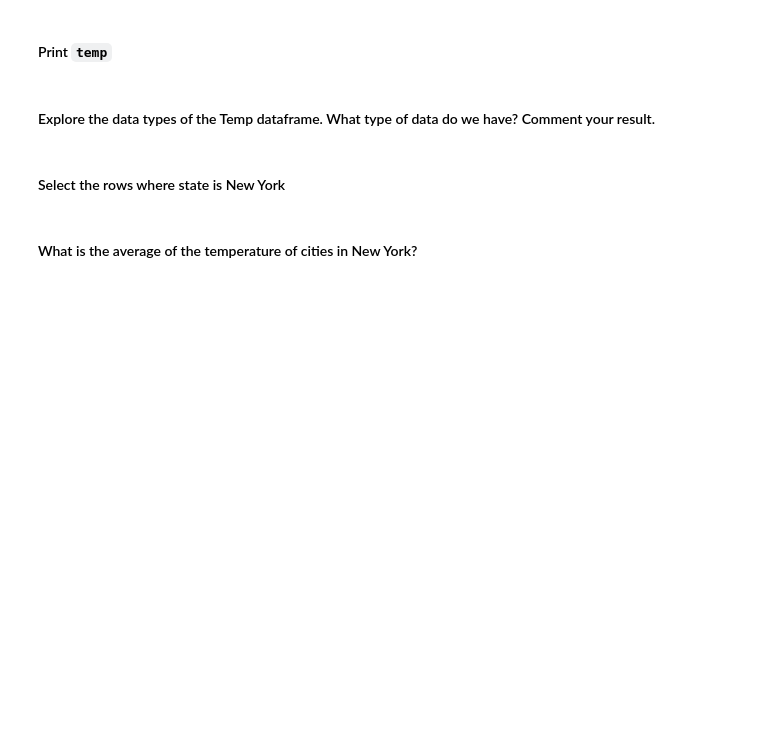
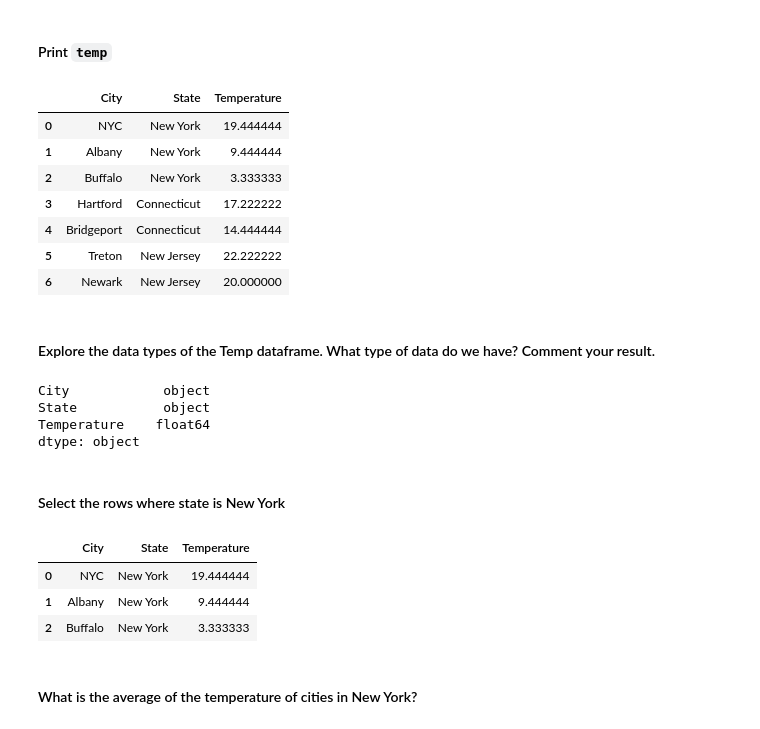
Before and after one commit to ta-data-bcn/lab-subsetting-and-descriptive-stats, a Jupyter notebook: your-code/main.ipynb, the cells around one changed output. Cells and saved outputs as stored; diff of their text form; code cells hidden in the pictures; blank space fills up the shorter version.

```diff
--- a/your-code/main.ipynb
+++ b/your-code/main.ipynb
@@ -19,4 +20,26 @@
+# %%
+# your answer here
+driver = 'mysql+pymysql:'
+user = 'ironhacker_read'
+password = 'ir0nhack3r'
+ip = '35.239.232.23'
+database = 'temp_states'
+connection_string = f'{driver}//{user}:{password}@{ip}/{database}'
+engine = create_engine(connection_string)
+query = 'select * from temp_states'
+temp = pd.read_sql(query, engine)
 # %% [markdown]
 #### Print `temp`
+# %%
+temp
+# %% [output]
+|  | City | State | Temperature |
+| 0 | NYC | New York | 19.444444 |
+| 1 | Albany | New York | 9.444444 |
+| 2 | Buffalo | New York | 3.333333 |
+| 3 | Hartford | Connecticut | 17.222222 |
+| 4 | Bridgeport | Connecticut | 14.444444 |
+| 5 | Treton | New Jersey | 22.222222 |
+| 6 | Newark | New Jersey | 20.000000 |
 # %% [markdown]
 #### Explore the data types of the Temp dataframe. What type of data do we have? Comment your result.
@@ -25,7 +46,24 @@
+# %%
+# your answer here
+temp.dtypes
+
+# The types of data are the expected, float for temperature and object(string) for city and state.
+# %% [output]
+City            object
+State           object
+Temperature    float64
+dtype: object
 # %% [markdown]
 #### Select the rows where state is New York
 # %%
 # your answer here
+
+temp[temp['State']=='New York']
+# %% [output]
+|  | City | State | Temperature |
+| 0 | NYC | New York | 19.444444 |
+| 1 | Albany | New York | 9.444444 |
+| 2 | Buffalo | New York | 3.333333 |
 # %% [markdown]
 #### What is the average of the temperature of cities in New York?
 # %%
```
Also changed, not shown: parts of 32 cells of this notebook.
